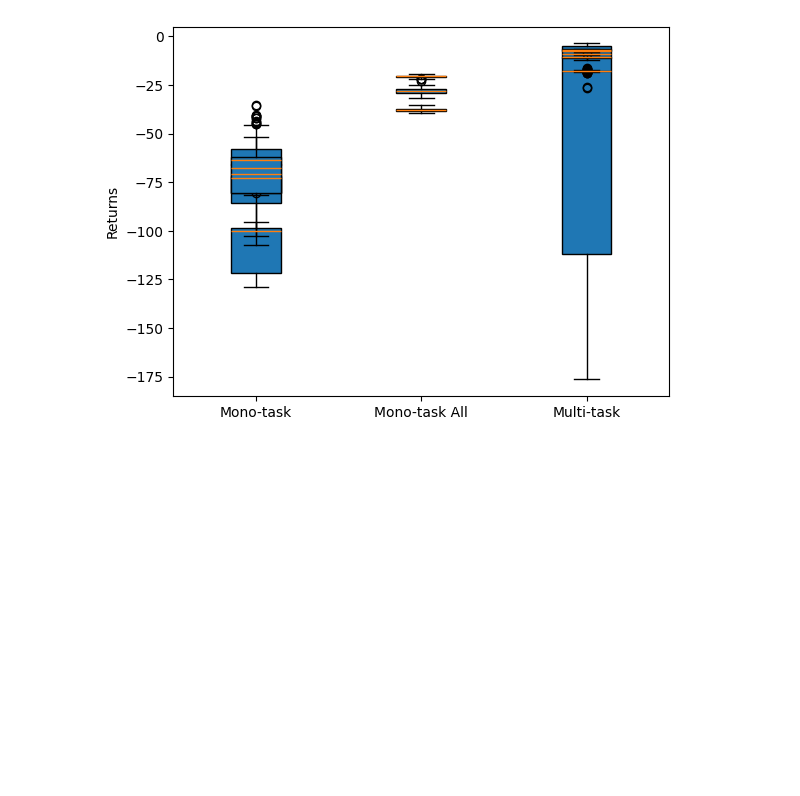
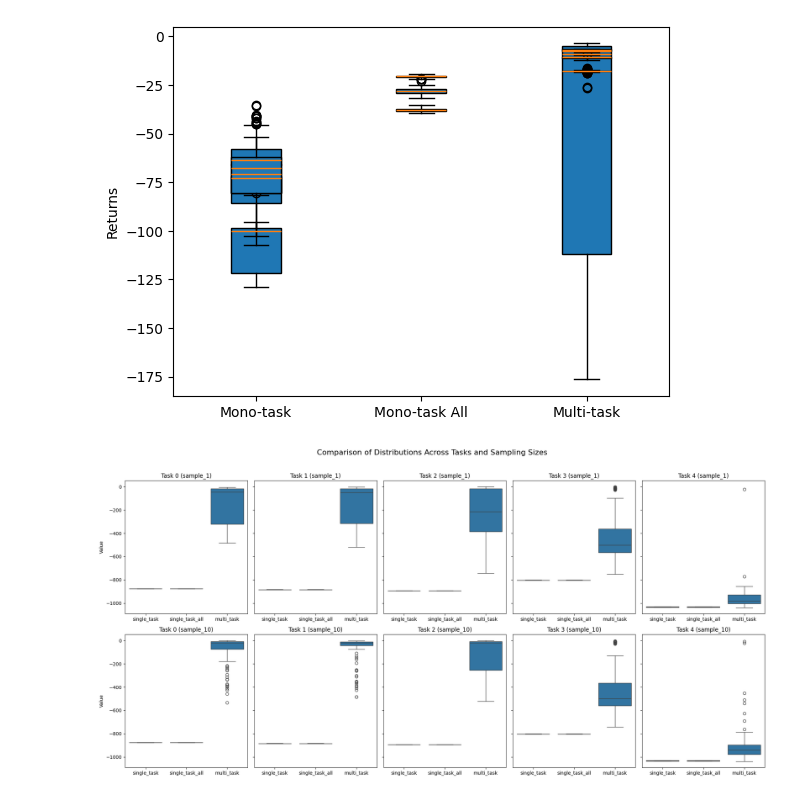
Before and after one commit to sergiorozada12/multi-task-lrrl, a Jupyter notebook: multi_task_limited_budged.ipynb, the cells around one changed output. Saved outputs shown, nothing was run; the diff lists cells and outputs as text; code cells hidden in the pictures; blank space fills up the shorter version.

Commit message:
online sampling

```diff
--- a/multi_task_limited_budged.ipynb
+++ b/multi_task_limited_budged.ipynb
@@ -794,0 +856,90 @@ plt.show()
+# %%
+import numpy as np
+import matplotlib.pyplot as plt
+import seaborn as sns
+import pandas as pd
+
+
+import numpy as np
+
+results_dir = "results"
+
+single_task_0_sample_1 = np.load(f"{results_dir}/single_task_0_sample_1.npy")
+single_task_0_sample_10 = np.load(f"{results_dir}/single_task_0_sample_10.npy")
+single_task_1_sample_1 = np.load(f"{results_dir}/single_task_1_sample_1.npy")
+single_task_1_sample_10 = np.load(f"{results_dir}/single_task_1_sample_10.npy")
+single_task_2_sample_1 = np.load(f"{results_dir}/single_task_2_sample_1.npy")
+single_task_2_sample_10 = np.load(f"{results_dir}/single_task_2_sample_10.npy")
+single_task_3_sample_1 = np.load(f"{results_dir}/single_task_3_sample_1.npy")
+single_task_3_sample_10 = np.load(f"{results_dir}/single_task_3_sample_10.npy")
+single_task_4_sample_1 = np.load(f"{results_dir}/single_task_4_sample_1.npy")
+single_task_4_sample_10 = np.load(f"{results_dir}/single_task_4_sample_10.npy")
+
+single_task_sample_1 = np.hstack([
+    single_task_0_sample_1,
+    single_task_1_sample_1,
+    single_task_2_sample_1,
+    single_task_3_sample_1,
+    single_task_4_sample_1
+])
+
+single_task_sample_10 = np.hstack([
+    single_task_0_sample_10,
+    single_task_1_sample_10,
+    single_task_2_sample_10,
+    single_task_3_sample_10,
+    single_task_4_sample_10
+])
+
+single_task_all_sample_1 = np.load(f"{results_dir}/single_task_all_sample_1.npy")
+single_task_all_sample_10 = np.load(f"{results_dir}/single_task_all_sample_10.npy")
+
+multi_task_sample_1 = np.load(f"{results_dir}/multi_task_sample_1.npy")
+multi_task_sample_10 = np.load(f"{results_dir}/multi_task_sample_10.npy")
+
+data = {
+    'single_task_sample_1': single_task_sample_1,
+    'single_task_sample_10': single_task_sample_10,
+    'single_task_all_sample_1': single_task_all_sample_1,
+    'single_task_all_sample_10': single_task_all_sample_10,
+    'multi_task_sample_1': multi_task_sample_1,
+    'multi_task_sample_10': multi_task_sample_10
+}
+
+# Convert the data to a pandas DataFrame
+df_list = []
+for key, value in data.items():
+    num_tasks = value.shape[1]  # Number of tasks
+    for task_id in range(num_tasks):
+        df_list.append(pd.DataFrame({
+            'Model': key.split('_sample_')[0],  # Extracts 'single_task', 'single_task_all', or 'multi_task'
+            'Sample': f"sample_{key.split('_sample_')[1]}",  # Extracts 'sample_1' or 'sample_10'
+            'Task': f'Task {task_id}',
+            'Value': value[:, task_id]
+        }))
+
+df = pd.concat(df_list)
+
+fig, axes = plt.subplots(nrows=2, ncols=5, figsize=(20, 10), sharey=True)
+fig.suptitle('Comparison of Distributions Across Tasks and Sampling Sizes', fontsize=16)
+
+samples = ['sample_1', 'sample_10']
+tasks = [f'Task {i}' for i in range(5)]
+
+for row_idx, sample in enumerate(samples):
+    for col_idx, task in enumerate(tasks):
+        ax = axes[row_idx, col_idx]
+        sns.boxplot(
+            x='Model',
+            y='Value',
+            data=df[(df['Sample'] == sample) & (df['Task'] == task)],
+            ax=ax
+        )
+        ax.set_title(f'{task} ({sample})')
+        ax.set_xlabel('')
+        ax.set_ylabel('Value' if col_idx == 0 else '')
+
+plt.tight_layout(rect=[0, 0, 1, 0.96])
+plt.show()
+# %% [output]
+[figure, added]
```
Also changed, not shown: parts of 4 cells of this notebook, 9 other files.
